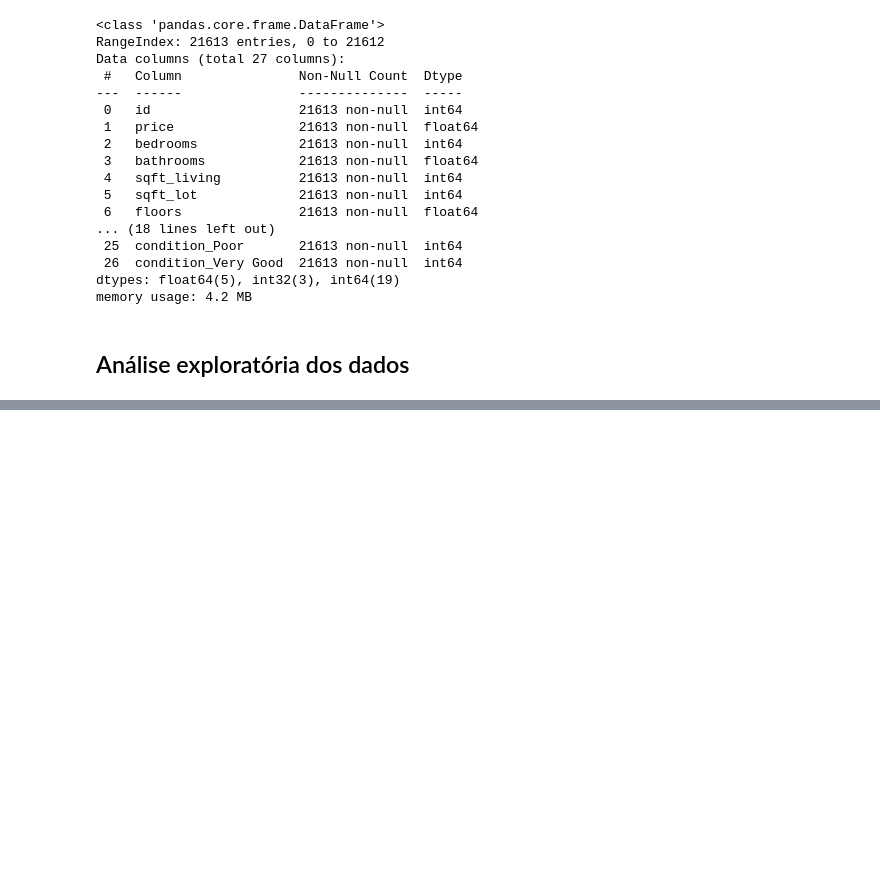
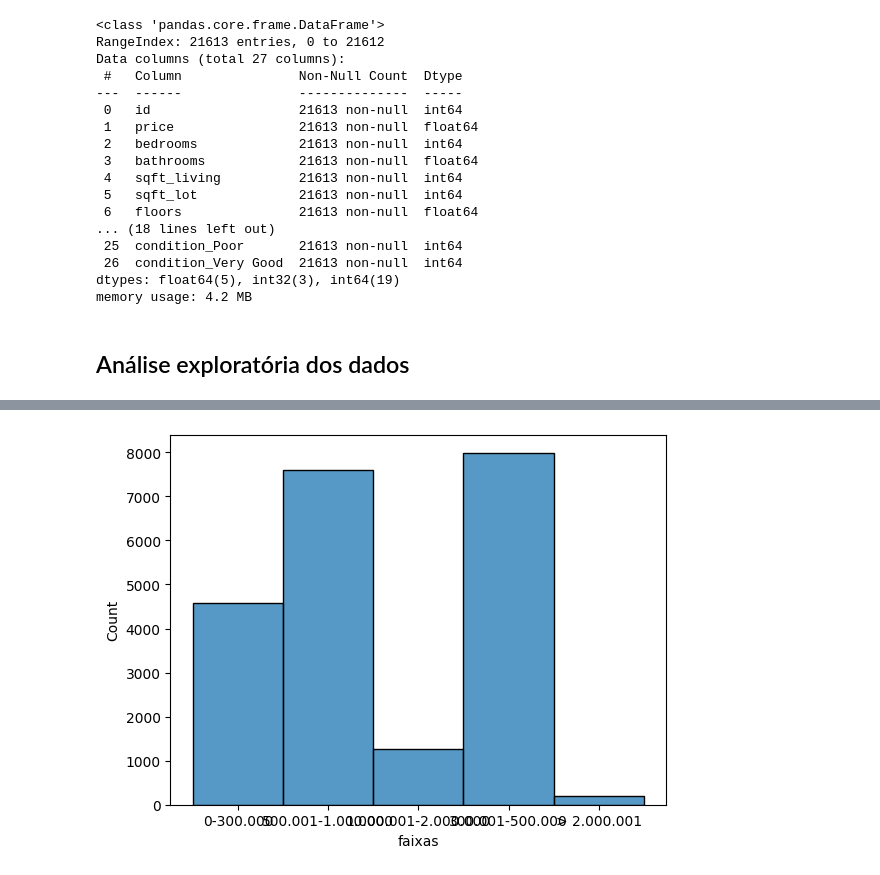
Before and after one commit to EnzoSBDias/House_Pricing_ML, a Jupyter notebook: code/main.ipynb, the cells around one changed output, grey strips where cells are left out. Cells and saved outputs as stored; diff of their text form; code cells hidden in the pictures; blank space fills up the shorter version.

```diff
--- a/code/main.ipynb
+++ b/code/main.ipynb
@@ -150,2 +163,26 @@ plt.show()
+# %%
+# Distribuição de preços
+# Criando faixas de preço para criação do gráfico
+def categorizar_preco(x):
+    if x <= 300000:
+        return "0-300.000"
+    elif x >300000 and x <= 500000:
+        return "300.001-500.000"
+    elif x >500000 and x <= 1000000:
+        return "500.001-1.000.000"
+    elif x >1000000 and x <= 2000000:
+        return "1.000.001-2.000.000"
+    elif x > 2000000:
+        return "> 2.000.001"
+df['faixas'] = df['price'].apply(categorizar_preco)
+
+ax = sns.histplot(data=df, x='faixas')
+
+# Formatar o eixo X para mostrar números inteiros sem notação científica
+#ax.xaxis.set_major_formatter(ticker.FuncFormatter(lambda x, _: f'{int(x):,}'.replace(',', '.')))
+
+plt.show()
+# %% [output]
+[figure, added]
 # %%
 # Gráfico de quantidade de banheiros por preço
```
Also changed, not shown: parts of 4 cells of this notebook.
